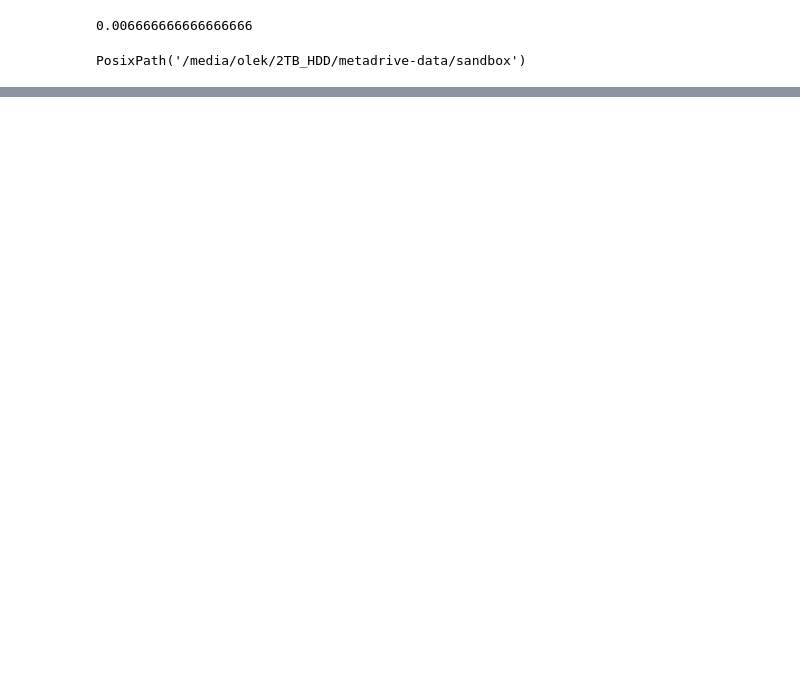
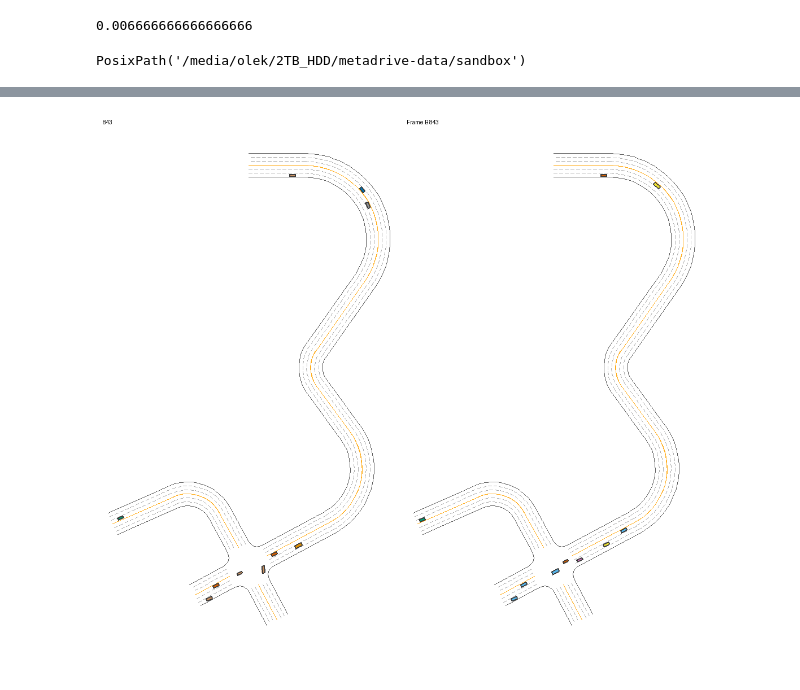
Before and after one commit to olek-osikowicz/metadrive, a Jupyter notebook: olek/high_fid_playground.ipynb, the cells around one changed output, grey strips where cells are left out. Drawn from its saved outputs; the diff is of its cells as text; code cells hidden in the pictures; blank space fills up the shorter version.

```diff
--- a/olek/high_fid_playground.ipynb
+++ b/olek/high_fid_playground.ipynb
@@ -26,9 +28,3 @@ shutil.rmtree(SAVE_DIR)
 SAVE_DIR
 # %% [output]
 PosixPath('/media/olek/2TB_HDD/metadrive-data/sandbox')
-# %%
-seed = 0
-FPS = 60
-
-dt = get_dt(FPS)
-sr = ScenarioRunner(SAVE_DIR, seed, dt=dt)
@@ -64 +33,10 @@ _, reset_info = env.reset()
+# %%
+def get_env(fps):
+    dt = get_dt(fps)
+    sr = ScenarioRunner(SAVE_DIR, seed, dt=dt)
+    config = sr.get_config()
+    print(config)
+    env = MetaDriveEnv(config)
+    _, reset_info = env.reset()
+    return env
 # %%
@@ -83,0 +65,3 @@ env.close()
+# %%
+frames_a = get_frames(10)
+frames_b = get_frames(20)
@@ -83,0 +88,42 @@ env.close()
+# %%
+from PIL import Image, ImageDraw
+
+import IPython.display as display
+
+merged_images = []
+for i, (a, b) in enumerate(zip(frames_a, frames_b[::2])):
+    image_a = Image.fromarray(a)
+    image_b = Image.fromarray(b)
+    # Merge the two images side by side
+    merged_image = Image.new("RGB", (image_a.width + image_b.width, image_a.height))
+
+    merged_image.paste(image_a, (0, 0))
+    merged_image.paste(image_b, (image_a.width, 0))
+
+    merged_images.append(merged_image)
+    # Display the merged image
+    # Label the images
+    label_a = Image.new("RGB", (image_a.width, 30), (255, 255, 255))
+    label_b = Image.new("RGB", (image_b.width, 30), (255, 255, 255))
+    draw_a = ImageDraw.Draw(label_a)
+    draw_b = ImageDraw.Draw(label_b)
+    draw_a.text((10, 10), f" {i}", fill=(0, 0, 0))
+    draw_b.text((10, 10), f"Frame B {i}", fill=(0, 0, 0))
+
+    # Combine labels with images
+    combined_a = Image.new("RGB", (image_a.width, image_a.height + 30))
+    combined_b = Image.new("RGB", (image_b.width, image_b.height + 30))
+    combined_a.paste(label_a, (0, 0))
+    combined_a.paste(image_a, (0, 30))
+    combined_b.paste(label_b, (0, 0))
+    combined_b.paste(image_b, (0, 30))
+
+    # Merge the two labeled images side by side
+    merged_image = Image.new("RGB", (combined_a.width + combined_b.width, combined_a.height))
+    merged_image.paste(combined_a, (0, 0))
+    merged_image.paste(combined_b, (combined_a.width, 0))
+
+    merged_images.append(merged_image)
+    display.display(merged_image, clear=True)
+# %% [output]
+[figure, added]
```
Also changed, not shown: parts of 7 cells of this notebook, 1 other file.
